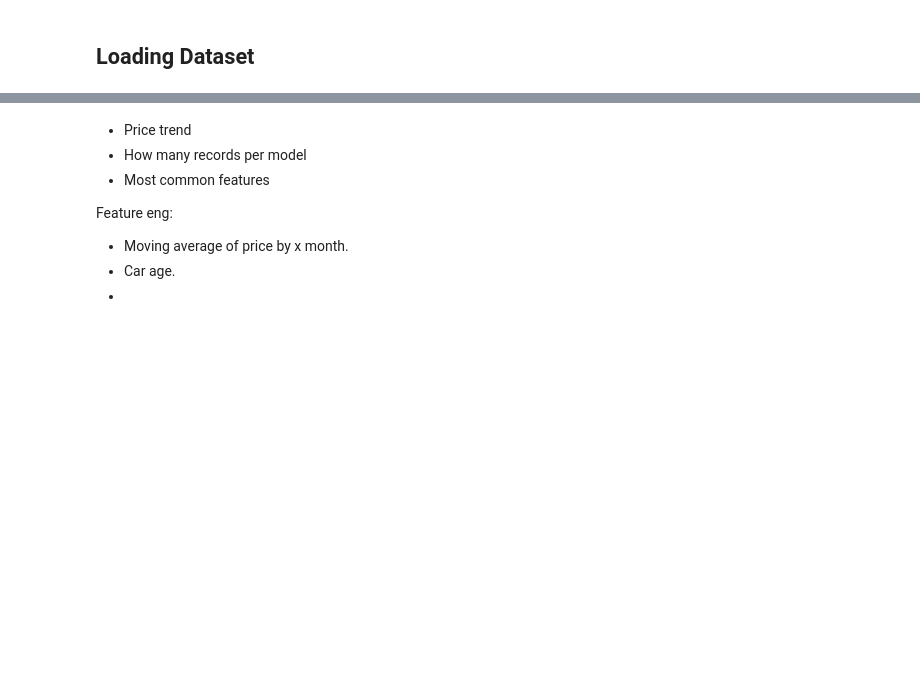
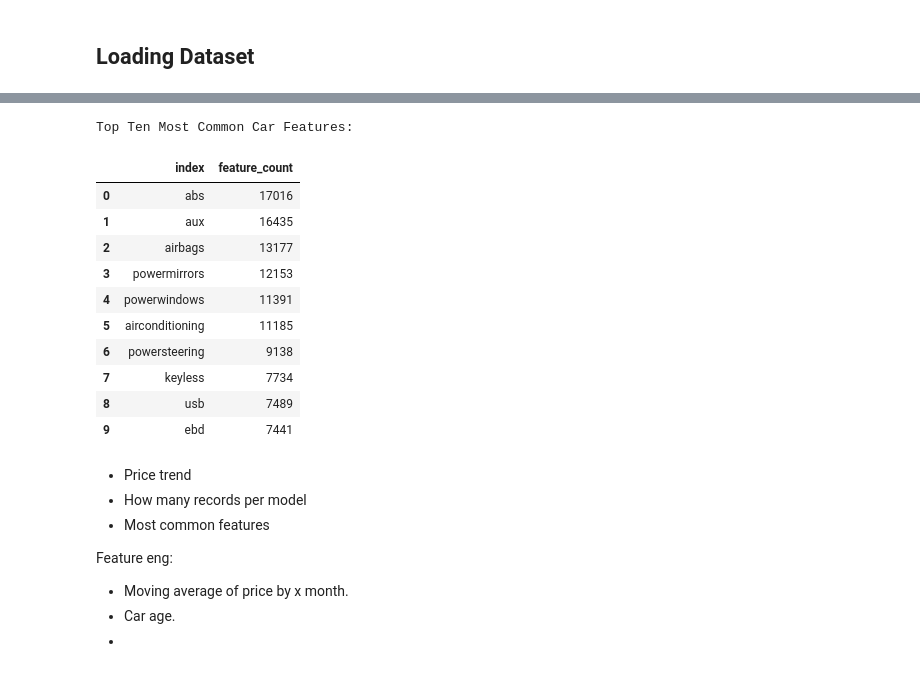
Before and after one commit to AhmedYousriSobhi/used_cars_price_estimation, a Jupyter notebook: nb_workspace/data_eda.ipynb, the cells around one changed output, grey strips where cells are left out. Drawn from its saved outputs; the diff is of its cells as text; code cells hidden in the pictures; blank space fills up the shorter version.

```diff
--- a/nb_workspace/data_eda.ipynb
+++ b/nb_workspace/data_eda.ipynb
@@ -72,3 +139,19 @@ df.describe().T
+# %%
+print('Top Ten Most Common Car Features:')
+df_features_count.head(10)
+# %% [output]
+Top Ten Most Common Car Features:
+|  | index | feature_count |
+| 0 | abs | 17016 |
+| 1 | aux | 16435 |
+| 2 | airbags | 13177 |
+| 3 | powermirrors | 12153 |
+| 4 | powerwindows | 11391 |
+| 5 | airconditioning | 11185 |
+| 6 | powersteering | 9138 |
+| 7 | keyless | 7734 |
+| 8 | usb | 7489 |
+| 9 | ebd | 7441 |
 # %% [markdown]
 - Price trend
 - How many records per model
```
Also changed, not shown: parts of 11 cells of this notebook, 22 other files.
